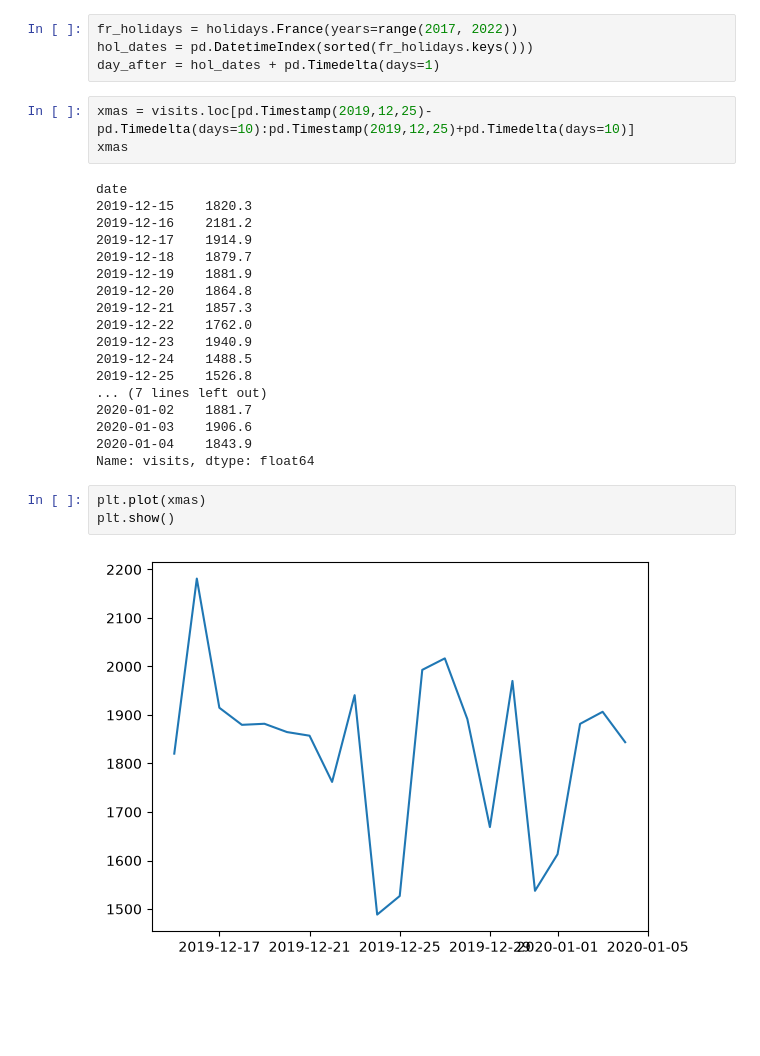
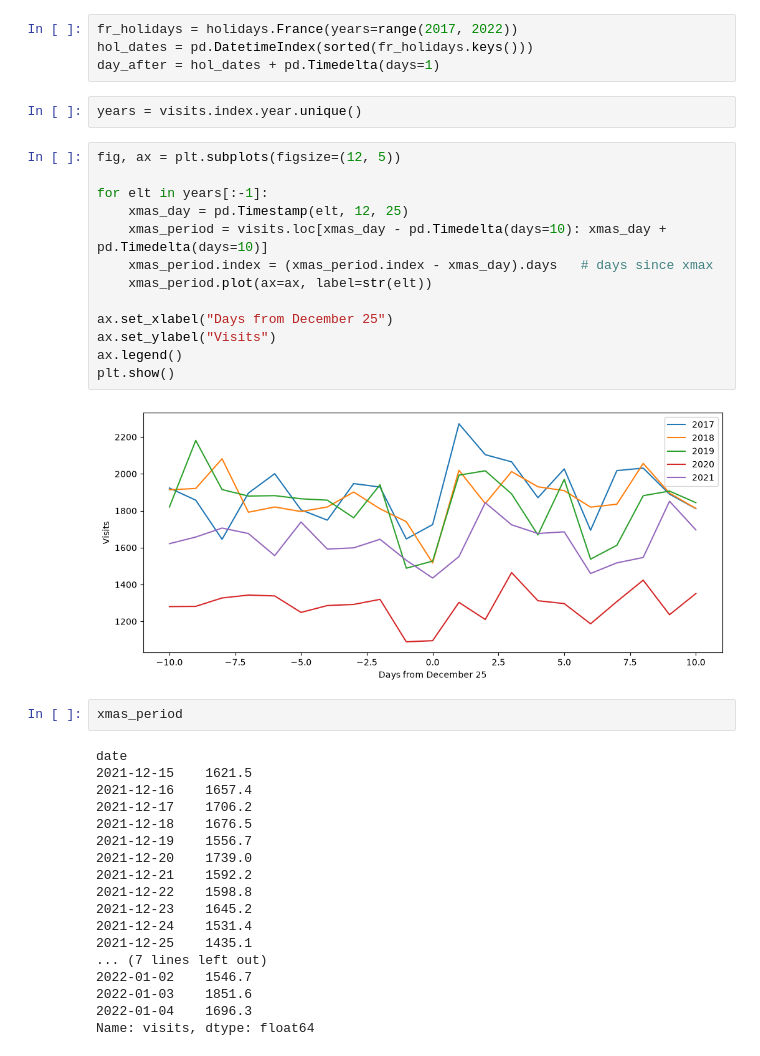
Before and after one commit to nailito/rhone-emergency-forecasting, a Jupyter notebook: analysis/02-exploratory-analysis.ipynb, the cells around one changed output. Cells and saved outputs as stored; diff of their text form; blank space fills up the shorter version.

Commit message:
EA : Xmax

```diff
--- a/analysis/02-exploratory-analysis.ipynb
+++ b/analysis/02-exploratory-analysis.ipynb
@@ -144,28 +144,39 @@ fr_holidays = holidays.France(years=range(2017, 2022))
 hol_dates = pd.DatetimeIndex(sorted(fr_holidays.keys()))
 day_after = hol_dates + pd.Timedelta(days=1)
 # %%
-xmas = visits.loc[pd.Timestamp(2019,12,25)-pd.Timedelta(days=10):pd.Timestamp(2019,12,25)+pd.Timedelta(days=10)]
-xmas
+years = visits.index.year.unique()
-# %% [output]
-date
-2019-12-15    1820.3
-2019-12-16    2181.2
-2019-12-17    1914.9
-2019-12-18    1879.7
-2019-12-19    1881.9
-2019-12-20    1864.8
-2019-12-21    1857.3
-2019-12-22    1762.0
-2019-12-23    1940.9
-2019-12-24    1488.5
-2019-12-25    1526.8
-... (7 lines left out)
-2020-01-02    1881.7
-2020-01-03    1906.6
-2020-01-04    1843.9
-Name: visits, dtype: float64
+# %%
+fig, ax = plt.subplots(figsize=(12, 5))
+
+for elt in years[:-1]:
+    xmas_day = pd.Timestamp(elt, 12, 25)
+    xmas_period = visits.loc[xmas_day - pd.Timedelta(days=10): xmas_day + pd.Timedelta(days=10)]
+    xmas_period.index = (xmas_period.index - xmas_day).days   # days since xmax
+    xmas_period.plot(ax=ax, label=str(elt))
+
+ax.set_xlabel("Days from December 25")
+ax.set_ylabel("Visits")
+ax.legend()
+plt.show()
+# %% [output]
+[figure, added]
 # %%
-plt.plot(xmas)
-plt.show()
+xmas_period
 # %% [output]
-[figure, removed]
+date
+2021-12-15    1621.5
+2021-12-16    1657.4
+2021-12-17    1706.2
+2021-12-18    1676.5
+2021-12-19    1556.7
+2021-12-20    1739.0
+2021-12-21    1592.2
+2021-12-22    1598.8
+2021-12-23    1645.2
+2021-12-24    1531.4
+2021-12-25    1435.1
+... (7 lines left out)
+2022-01-02    1546.7
+2022-01-03    1851.6
+2022-01-04    1696.3
+Name: visits, dtype: float64
```
